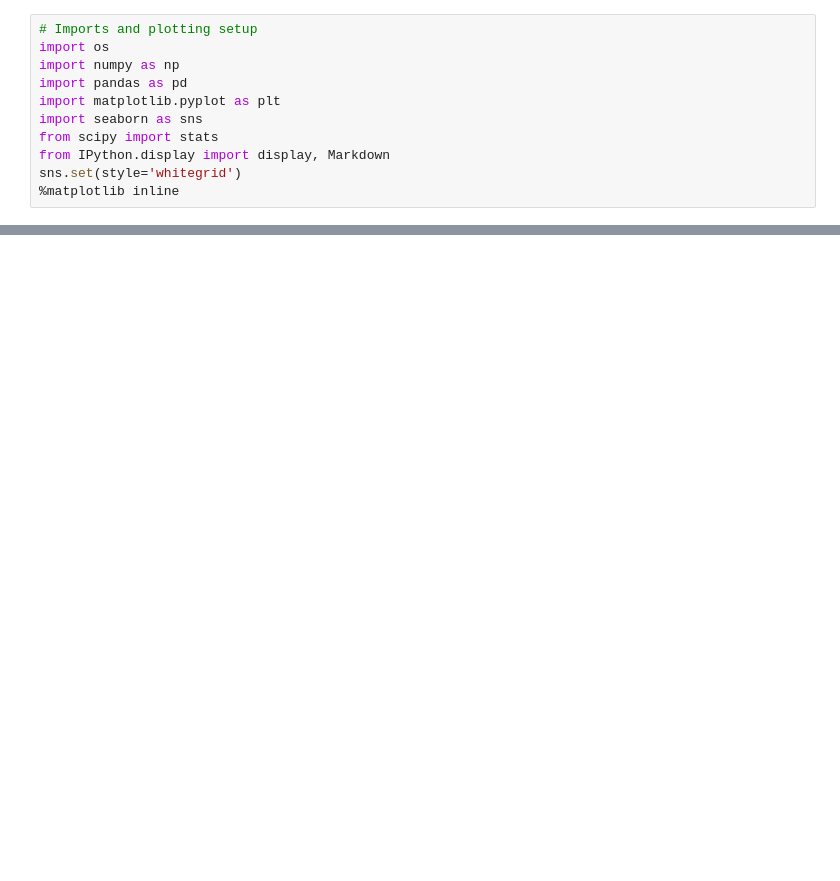
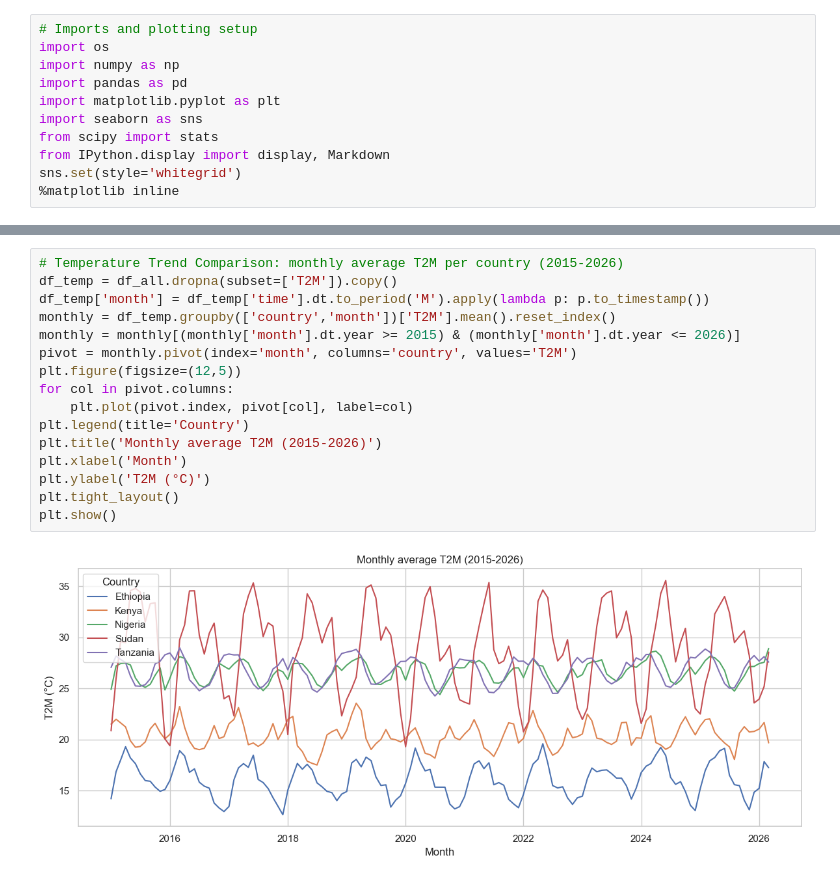
Before and after one commit to kidinuhame1-spec/climate-challenge-week0, a Jupyter notebook: notebooks/compare_countries.ipynb, the cells around one changed output, grey strips where cells are left out. Saved outputs shown, nothing was run; the diff lists cells and outputs as text; blank space fills up the shorter version.

```diff
--- a/notebooks/compare_countries.ipynb
+++ b/notebooks/compare_countries.ipynb
@@ -344,0 +48,18 @@ SyntaxError: unterminated string literal (detected at line 255) (1460259266.py,
+# %%
+# Temperature Trend Comparison: monthly average T2M per country (2015-2026)
+df_temp = df_all.dropna(subset=['T2M']).copy()
+df_temp['month'] = df_temp['time'].dt.to_period('M').apply(lambda p: p.to_timestamp())
+monthly = df_temp.groupby(['country','month'])['T2M'].mean().reset_index()
+monthly = monthly[(monthly['month'].dt.year >= 2015) & (monthly['month'].dt.year <= 2026)]
+pivot = monthly.pivot(index='month', columns='country', values='T2M')
+plt.figure(figsize=(12,5))
+for col in pivot.columns:
+    plt.plot(pivot.index, pivot[col], label=col)
+plt.legend(title='Country')
+plt.title('Monthly average T2M (2015-2026)')
+plt.xlabel('Month')
+plt.ylabel('T2M (°C)')
+plt.tight_layout()
+plt.show()
+# %% [output]
+[figure, added]
```
Also changed, not shown: parts of 11 cells of this notebook.
